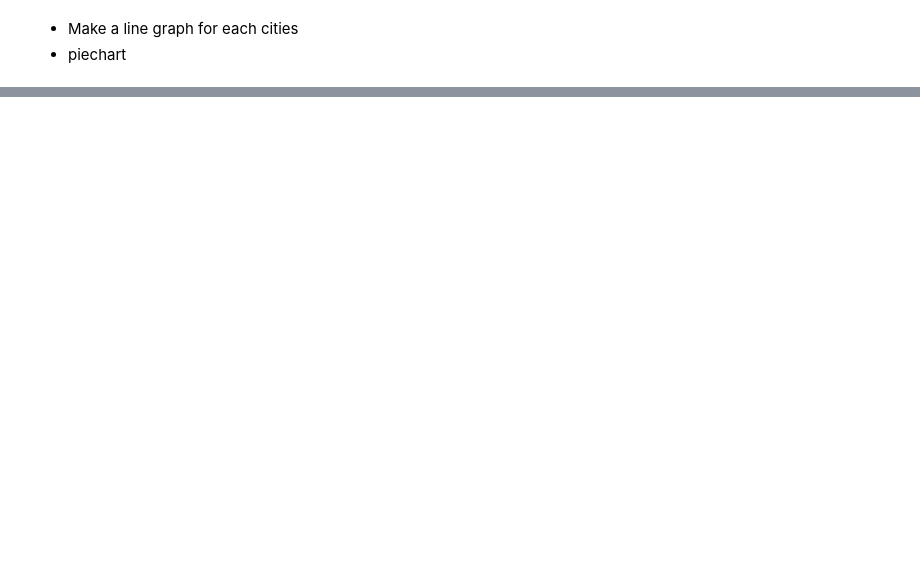
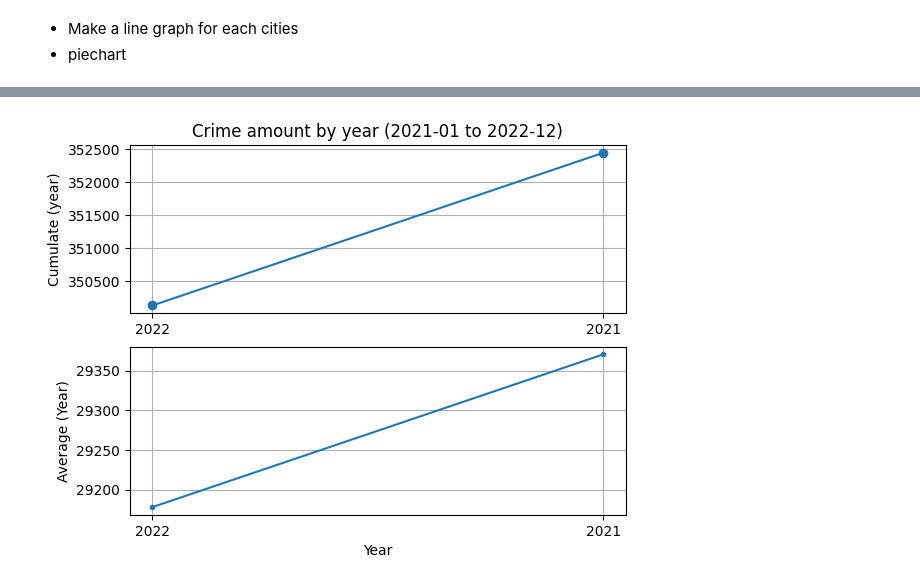
Before and after one commit to Kashem-Ifte/Big-Data-Analytics, a Jupyter notebook: bdanalytics-01.ipynb, the cells around one changed output, grey strips where cells are left out. Saved outputs shown, nothing was run; the diff lists cells and outputs as text; code cells hidden in the pictures; blank space fills up the shorter version.

```diff
--- a/bdanalytics-01.ipynb
+++ b/bdanalytics-01.ipynb
@@ -254,0 +355,33 @@ monthlyCrimeAmountnew.show()
+# %%
+# Prepare variables for visualisations
+
+totalArray = sqlContext.sql("select Total from yearlyCrimeAmount")\
+.rdd.map(lambda f:f[0]).collect()
+yearArray = sqlContext.sql("select Year from yearlyCrimeAmount")\
+.rdd.map(lambda f:f[0]).collect()
+averageArray = sqlContext.sql("select Average from yearlyCrimeAmount")\
+.rdd.map(lambda f:f[0]).collect()
+# %%
+# Plot visualisations
+import matplotlib.pyplot as plt
+import numpy as np
+
+y = yearArray
+t = totalArray
+a = averageArray
+
+plt.subplot(2, 1, 1)
+plt.plot(y, t, 'o-')
+plt.title('Crime amount by year (2021-01 to 2022-12)')
+plt.ylabel('Cumulate (year)')
+plt.grid(True)
+
+plt.subplot(2, 1, 2)
+plt.plot(y, a, '.-')
+plt.xlabel('Year')
+plt.ylabel('Average (Year)')
+plt.grid(True)
+plt.savefig("yearlyCrimeAmount.png")
+plt.show()
+# %% [output]
+[figure, added]
```
Also changed, not shown: parts of 28 cells of this notebook.
